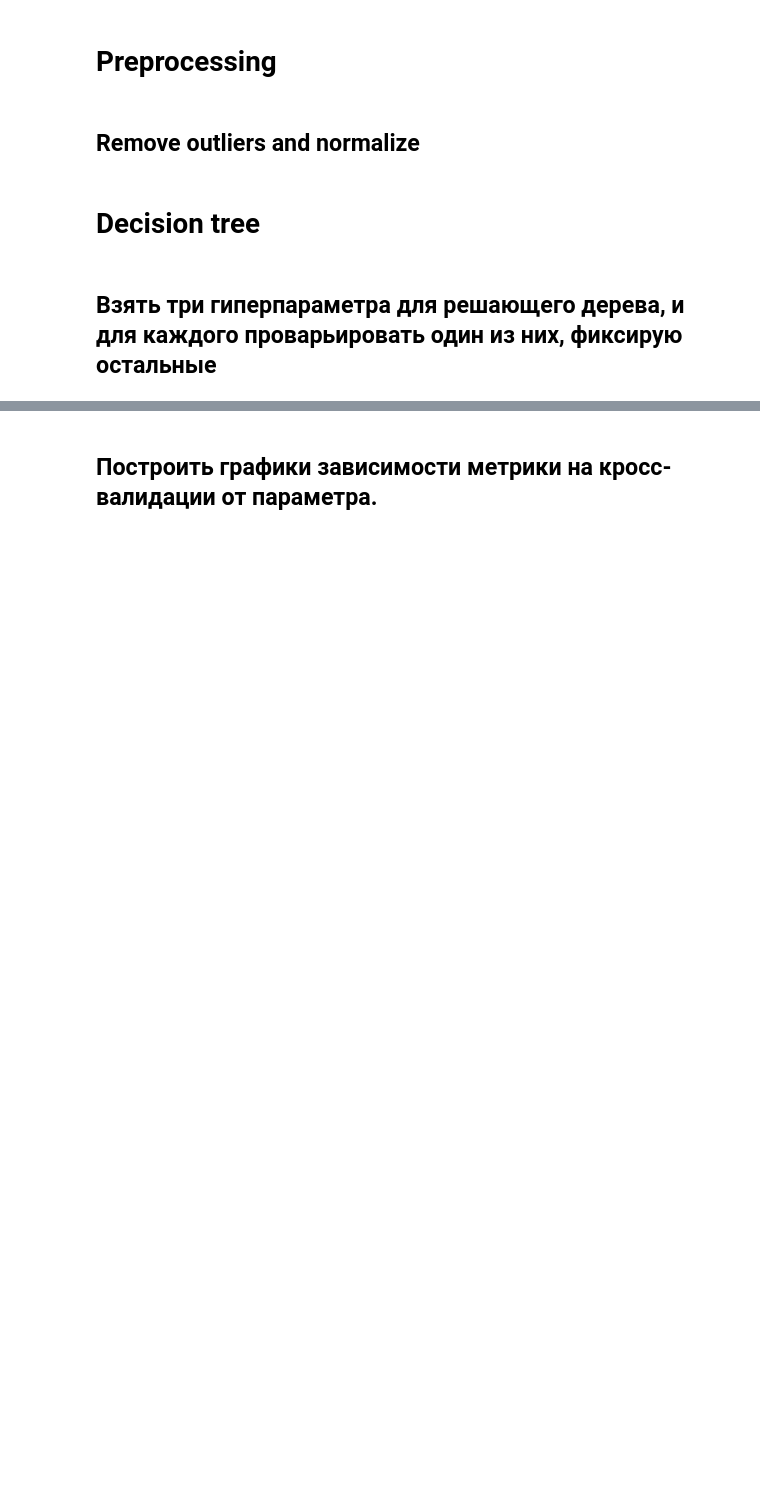
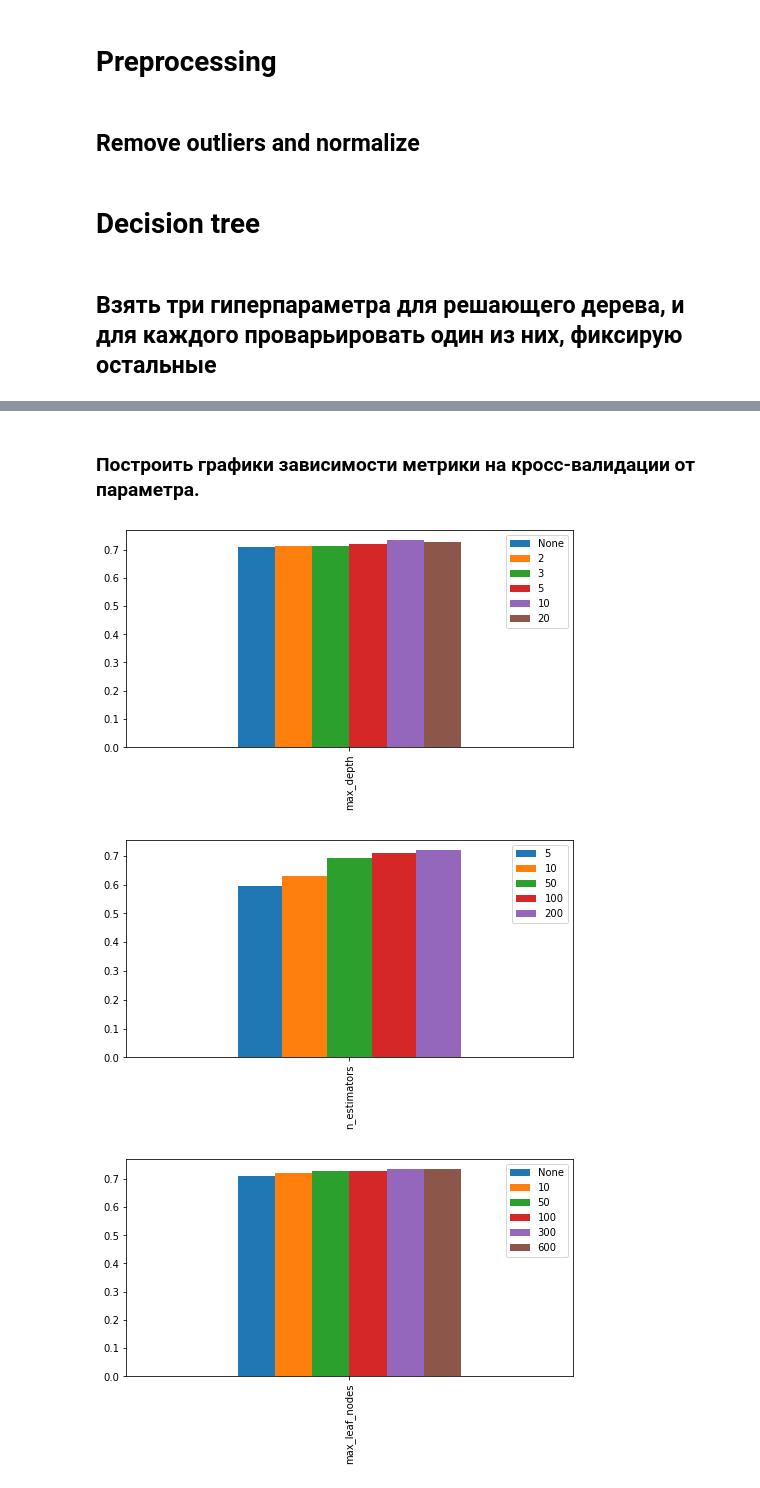
Before and after one commit to OrangeFlag/mipt-ml, a Jupyter notebook: 3/3.ipynb, the cells around one changed output, grey strips where cells are left out. Drawn from its saved outputs; the diff is of its cells as text; code cells hidden in the pictures; blank space fills up the shorter version.

```diff
--- a/3/3.ipynb
+++ b/3/3.ipynb
@@ -254,0 +254,3 @@ NameError: name 'DecisionTreeClassifier' is not defined
+# %%
+gs = GridSearchCV(model, params, scoring='roc_auc', cv=3, n_jobs=-1, verbose=10)
+gs.fit(train, y)
@@ -254,0 +263,3 @@ NameError: name 'DecisionTreeClassifier' is not defined
+# %%
+rs = RandomizedSearchCV(model, params, scoring='roc_auc', cv=3, n_jobs=-1, verbose=10)
+rs.fit(train, y)
@@ -254,0 +285,15 @@ NameError: name 'DecisionTreeClassifier' is not defined
+# %%
+params = {
+    'max_depth': [None, 2, 3, 5, 10, 20],
+    'n_estimators': [5, 10, 50, 100, 200],
+    'max_leaf_nodes': [None, 10, 50, 100, 300, 600]
+}
+# %%
+scores = []
+model = RandomForestClassifier()
+for name, param in params.items():
+    print({name: param})
+    gs = GridSearchCV(model, {name: param}, scoring='roc_auc', cv=3, n_jobs=-1)
+    gs.fit(train, y)
+    scores.append(pd.DataFrame([list(gs.cv_results_["mean_test_score"])], columns=param, index=[name]))
+    print(scores[-1])
@@ -255,2 +310,2 @@ NameError: name 'DecisionTreeClassifier' is not defined
 # %% [markdown]
-##  Построить графики зависимости метрики на кросс-валидации от параметра.
+###  Построить графики зависимости метрики на кросс-валидации от параметра.
@@ -261,0 +312,7 @@ plt.plot(scores);
+# %%
+for score in scores:
+    score.plot(kind='bar', figsize =(8, 4))
+# %% [output]
+[figure, added]
+[figure, added]
+[figure, added]
```
Also changed, not shown: parts of 41 cells of this notebook.
